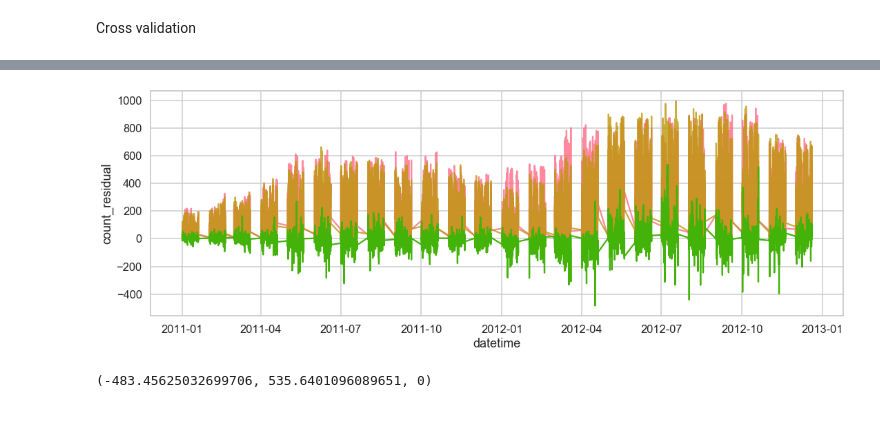
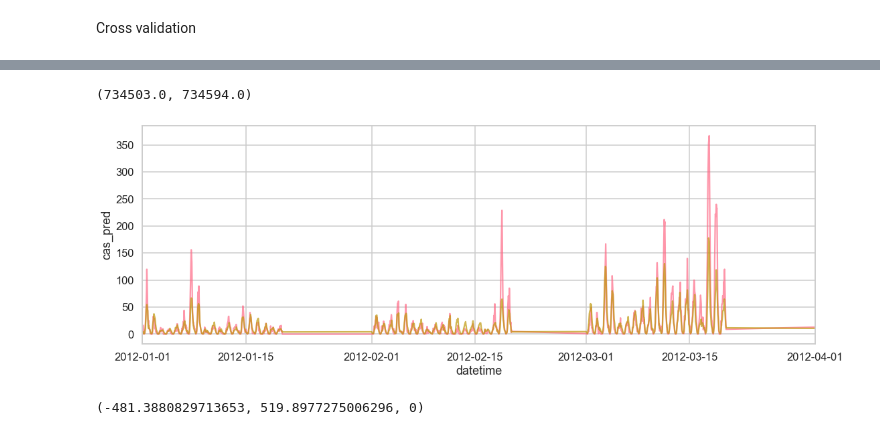
Before and after one commit to julisep/SPICEDbootcamp, a Jupyter notebook: Week_03/Bicycle/Bicycle02_registered_casual.ipynb, the cells around one changed output, grey strips where cells are left out. Saved outputs shown, nothing was run; the diff lists cells and outputs as text; code cells hidden in the pictures.

```diff
--- a/Week_03/Bicycle/Bicycle02_registered_casual.ipynb
+++ b/Week_03/Bicycle/Bicycle02_registered_casual.ipynb
@@ -74,5 +106,6 @@ Shift temperature too temperature with maximum count = 35
 # %%
 X_train['atemp_shift'] = abs(X_train['atemp'] - 35)
+X_train['month_shift'] = abs(X_train['datetime_hour'] - 14)
 # %% [output]
 A value is trying to be set on a copy of a slice from a DataFrame.
 Try using .loc[row_indexer,col_indexer] = value instead
@@ -306,5 +343,7 @@ lr_reg.coef_, lr_cas.coef_
 # %%
 X_train['count_residual'] = X_train['count_pred'] - X_train['count']
+X_train['cas_residual'] = X_train['cas_pred'] - X_train['casual']
+X_train['reg_residual'] = X_train['reg_pred'] - X_train['registered']
 # %% [output]
 A value is trying to be set on a copy of a slice from a DataFrame.
 Try using .loc[row_indexer,col_indexer] = value instead
@@ -314,12 +363,13 @@ See the caveats in the documentation: https://pandas.pydata.org/pandas-docs/stab
 # %%
 fig = plt.figure(figsize=(18,6))
-ax = sns.lineplot(x='datetime', y='count', data=X_train, alpha = 0.8)
-ax = sns.lineplot(x='datetime', y='count_pred', data=X_train, alpha = 0.8)
-ax = sns.lineplot(x='datetime', y='count_residual', data=X_train)
-#ax.set_xlim(pd.Timestamp('2011-04-01'), pd.Timestamp('2011-09-01'))
+ax = sns.lineplot(x='datetime', y='casual', data=X_train, alpha = 0.7)
+ax = sns.lineplot(x='datetime', y='cas_pred', data=X_train, alpha = 0.7)
+#ax = sns.lineplot(x='datetime', y='count_residual', data=X_train)
+ax.set_xlim(pd.Timestamp('2012-01-01'), pd.Timestamp('2012-04-01'))
 # %% [output]
+(734503.0, 734594.0)
-[figure, old version]
+[figure, new version]
 # %%
 X_train['count_residual'].min(), X_train['count_residual'].max(),  X_train['count_residual'].isna().sum()
 # %% [output]
-(-483.45625032699706, 535.6401096089651, 0)
+(-481.3880829713653, 519.8977275006296, 0)
```
Also changed, not shown: parts of 27 cells of this notebook, 2 other files.
